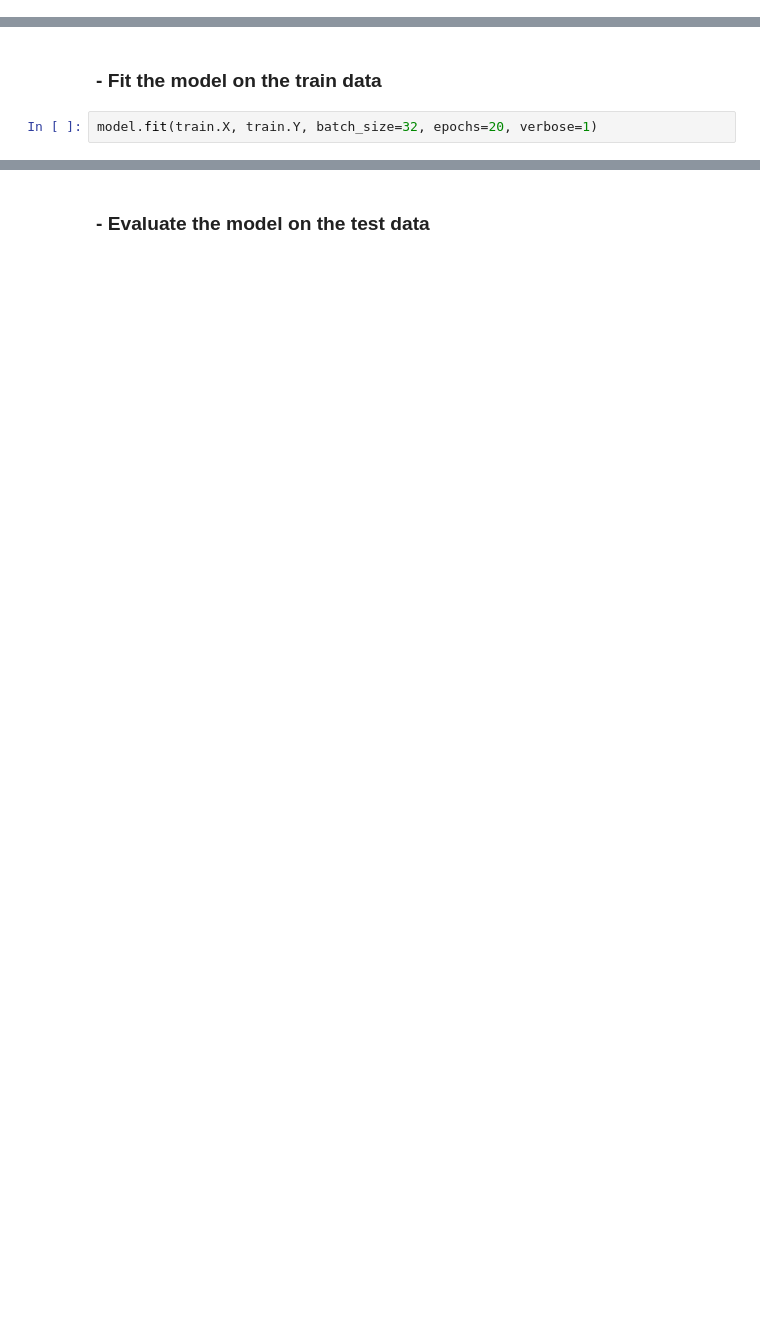
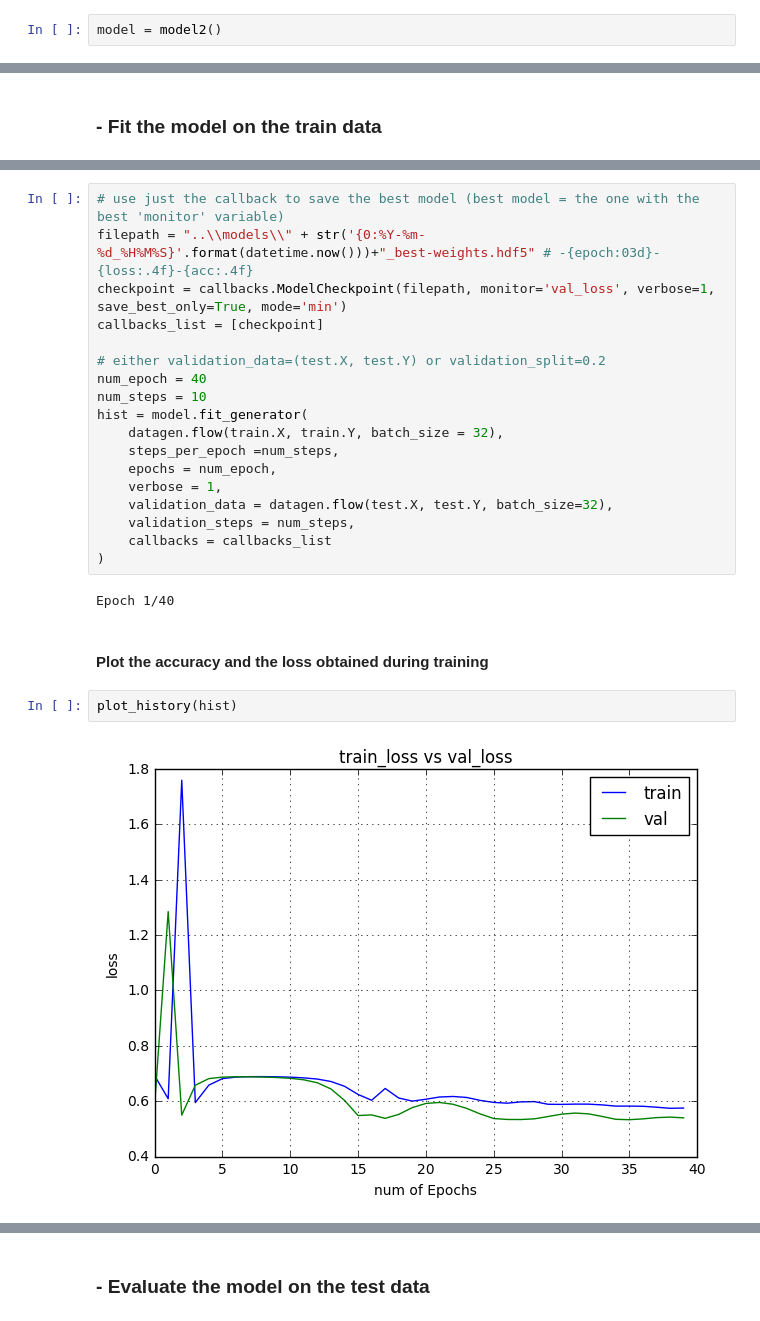
Before and after one commit to NiccoloSacchi/road-segmentation, a Jupyter notebook: scripts/segment_aerial_images_paper_val.ipynb, the cells around one changed output, grey strips where cells are left out. Drawn from its saved outputs; the diff is of its cells as text; blank space fills up the shorter version.

```diff
--- a/scripts/segment_aerial_images_paper_val.ipynb
+++ b/scripts/segment_aerial_images_paper_val.ipynb
@@ -129,0 +74,2 @@ model.output_shape
+# %%
+model = model2()
@@ -135,5 +97,3 @@ model.compile(loss='categorical_crossentropy',
               metrics=['accuracy'])
 # %% [markdown]
 ### - Fit the model on the train data
-# %%
-model.fit(train.X, train.Y, batch_size=32, epochs=20, verbose=1)
@@ -158,0 +149,26 @@ Epoch 20/20
+# %%
+# use just the callback to save the best model (best model = the one with the best 'monitor' variable)
+filepath = "..\\models\\" + str('{0:%Y-%m-%d_%H%M%S}'.format(datetime.now()))+"_best-weights.hdf5" # -{epoch:03d}-{loss:.4f}-{acc:.4f}
+checkpoint = callbacks.ModelCheckpoint(filepath, monitor='val_loss', verbose=1, save_best_only=True, mode='min')
+callbacks_list = [checkpoint]
+
+# either validation_data=(test.X, test.Y) or validation_split=0.2
+num_epoch = 40
+num_steps = 10
+hist = model.fit_generator(
+    datagen.flow(train.X, train.Y, batch_size = 32),
+    steps_per_epoch =num_steps,
+    epochs = num_epoch,
+    verbose = 1,
+    validation_data = datagen.flow(test.X, test.Y, batch_size=32),
+    validation_steps = num_steps,
+    callbacks = callbacks_list
+)
+# %% [output]
+Epoch 1/40
+# %% [markdown]
+#### Plot the accuracy and the loss obtained during training
+# %%
+plot_history(hist)
+# %% [output]
+[figure, added]
```
Also changed, not shown: parts of 42 cells of this notebook, 2 other files.
